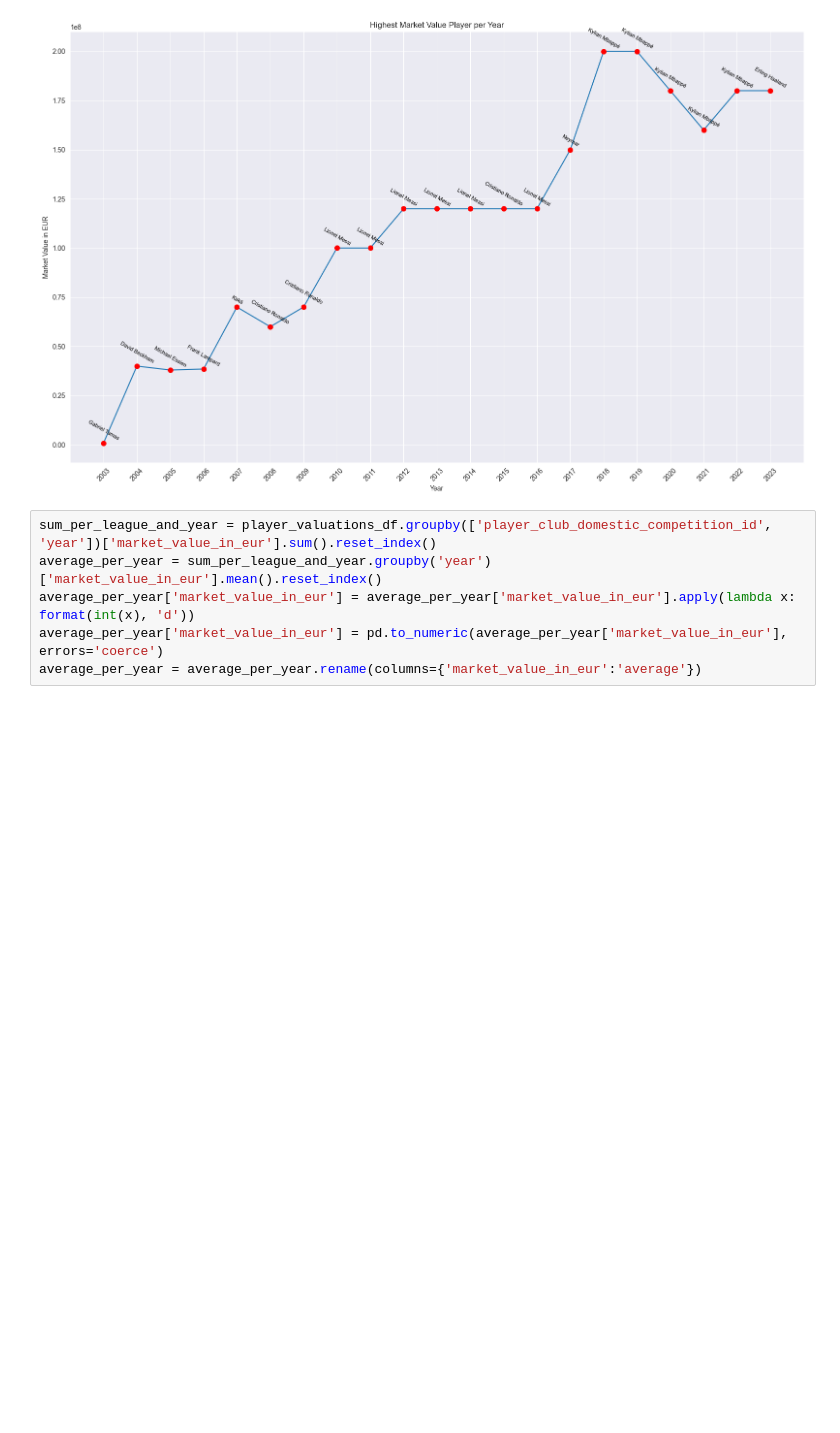
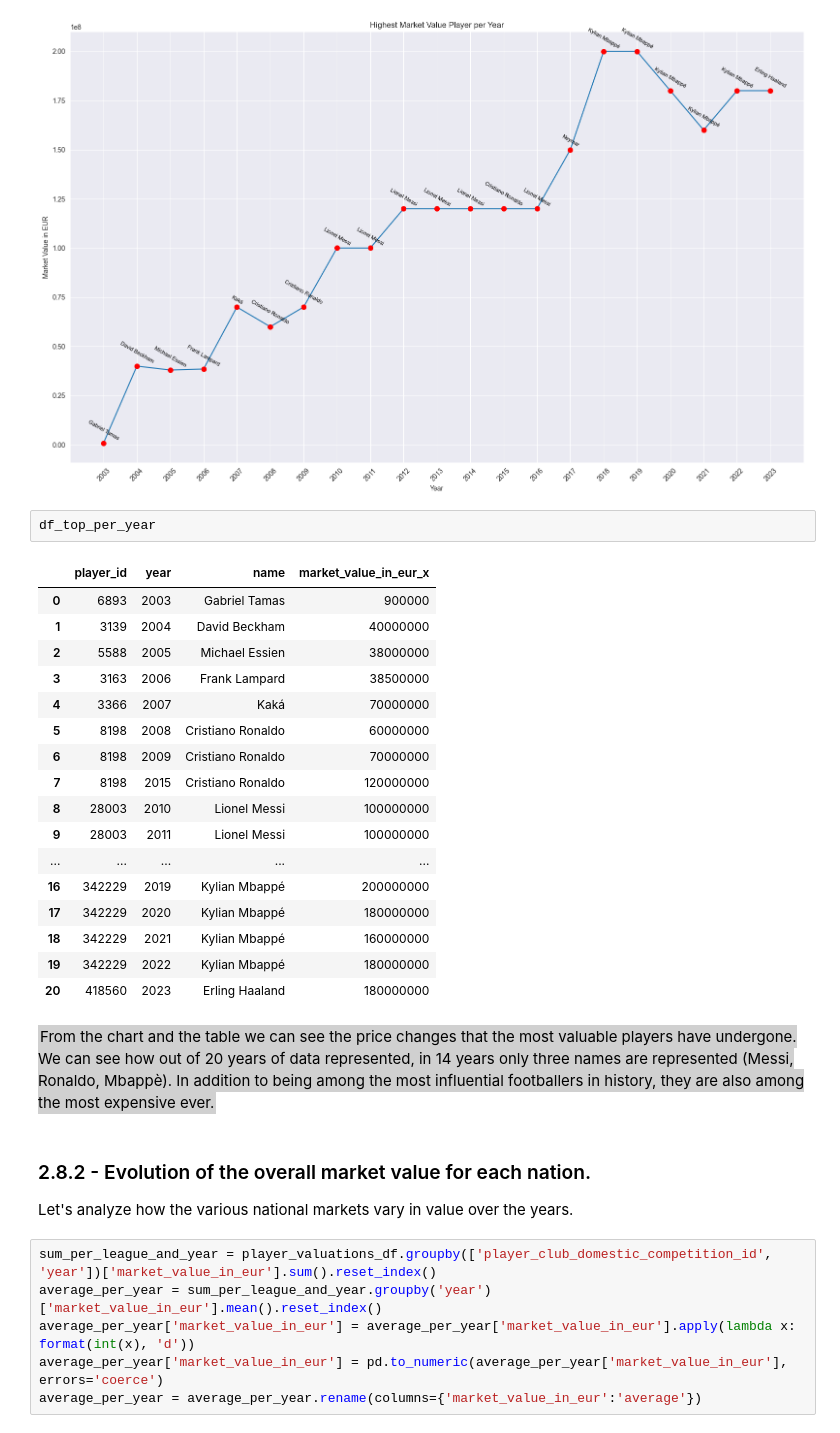
Before and after one commit to ZakAbourida/IUM-TWEB-UniTo, a Jupyter notebook: MainDirectory/Python Part/DataAnalysis.ipynb, the cells around one changed output. Drawn from its saved outputs; the diff is of its cells as text; blank space fills up the shorter version.

```diff
--- a/MainDirectory/Python Part/DataAnalysis.ipynb
+++ b/MainDirectory/Python Part/DataAnalysis.ipynb
@@ -1460,6 +1462,34 @@ plt.tight_layout()
 plt.show()
 # %% [output]
 [figure]
+# %%
+df_top_per_year
+# %% [output]
+|  | player_id | year | name | market_value_in_eur_x |
+| 0 | 6893 | 2003 | Gabriel Tamas | 900000 |
+| 1 | 3139 | 2004 | David Beckham | 40000000 |
+| 2 | 5588 | 2005 | Michael Essien | 38000000 |
+| 3 | 3163 | 2006 | Frank Lampard | 38500000 |
+| 4 | 3366 | 2007 | Kaká | 70000000 |
+| 5 | 8198 | 2008 | Cristiano Ronaldo | 60000000 |
+| 6 | 8198 | 2009 | Cristiano Ronaldo | 70000000 |
+| 7 | 8198 | 2015 | Cristiano Ronaldo | 120000000 |
+| 8 | 28003 | 2010 | Lionel Messi | 100000000 |
+| 9 | 28003 | 2011 | Lionel Messi | 100000000 |
+| ... | ... | ... | ... | ... |
+| 16 | 342229 | 2019 | Kylian Mbappé | 200000000 |
+| 17 | 342229 | 2020 | Kylian Mbappé | 180000000 |
+| 18 | 342229 | 2021 | Kylian Mbappé | 160000000 |
+| 19 | 342229 | 2022 | Kylian Mbappé | 180000000 |
+| 20 | 418560 | 2023 | Erling Haaland | 180000000 |
+# %% [markdown]
+<span style = "background-color: #d0d0d0; color: black; padding: 2px;" >From the chart and the table we can see the price changes that the most valuable players have undergone.
+We can see how out of 20 years of data represented, in 14 years only three names are represented (Messi, Ronaldo, Mbappè).
+In addition to being among the most influential footballers in history, they are also among the most expensive ever.
+</span>
+# %% [markdown]
+### 2.8.2 - Evolution of the overall market value for each nation.
+Let's analyze how the various national markets vary in value over the years.
 # %%
 sum_per_league_and_year = player_valuations_df.groupby(['player_club_domestic_competition_id', 'year'])['market_value_in_eur'].sum().reset_index()
 average_per_year = sum_per_league_and_year.groupby('year')['market_value_in_eur'].mean().reset_index()
```
Also changed, not shown: parts of 6 cells of this notebook.
